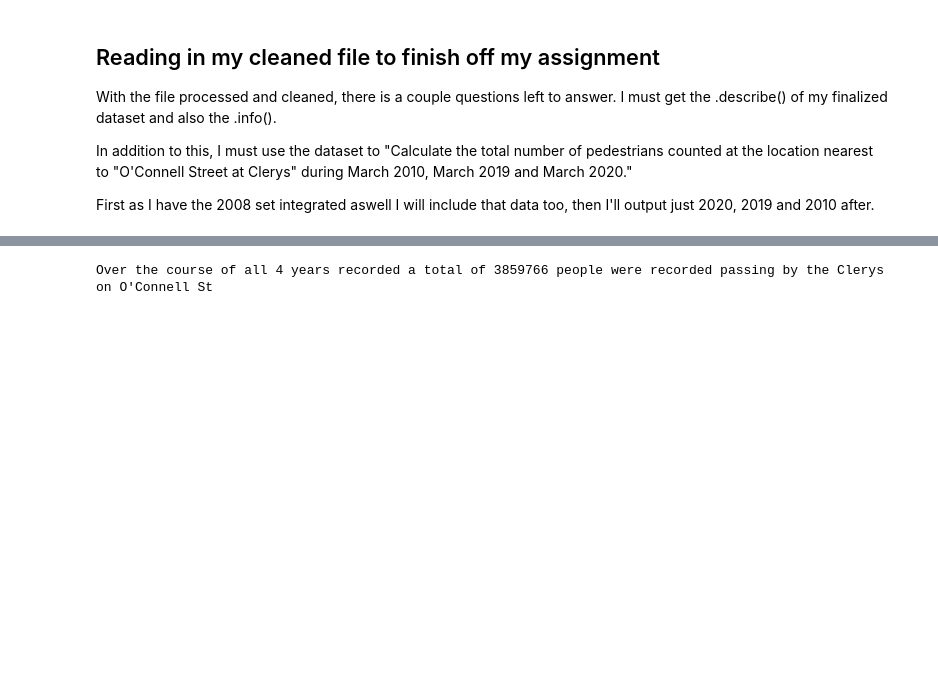
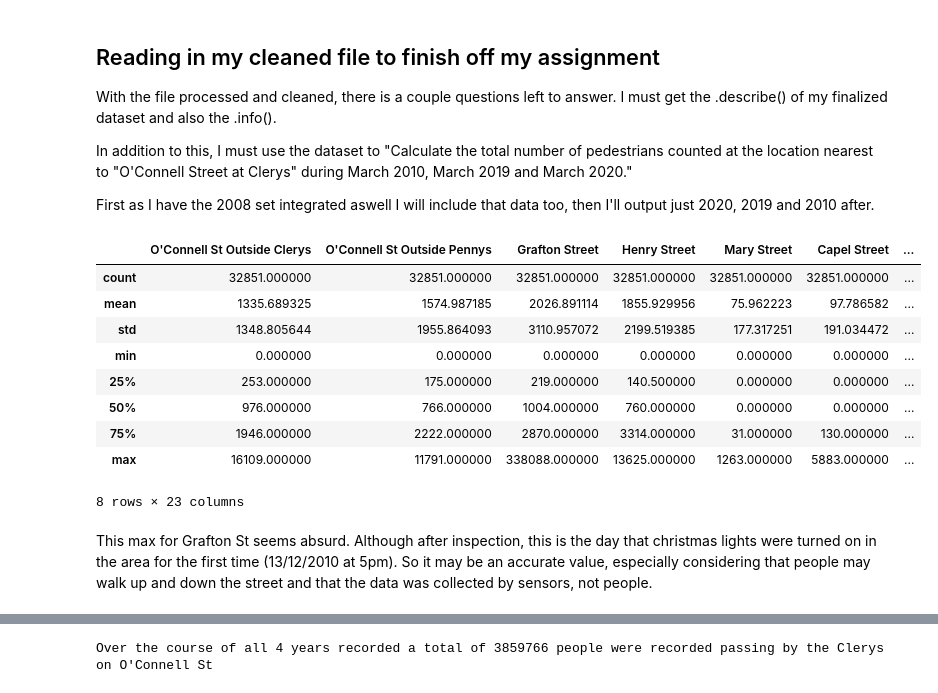
Before and after one commit to teg-lad/data-processing-and-cleaning-assignment, a Jupyter notebook: notebooks/ca273-processing.ipynb, the cells around one changed output, grey strips where cells are left out. Cells and saved outputs as stored; diff of their text form; code cells hidden in the pictures; blank space fills up the shorter version.

```diff
--- a/notebooks/ca273-processing.ipynb
+++ b/notebooks/ca273-processing.ipynb
@@ -290,0 +293,15 @@ First as I have the 2008 set integrated aswell I will include that data too, the
+# %%
+final_df.describe()
+# %% [output]
+|  | O'Connell St Outside Clerys | O'Connell St Outside Pennys | Grafton Street | Henry Street | Mary Street | Capel Street | ... |
+| count | 32851.000000 | 32851.000000 | 32851.000000 | 32851.000000 | 32851.000000 | 32851.000000 | ... |
+| mean | 1335.689325 | 1574.987185 | 2026.891114 | 1855.929956 | 75.962223 | 97.786582 | ... |
+| std | 1348.805644 | 1955.864093 | 3110.957072 | 2199.519385 | 177.317251 | 191.034472 | ... |
+| min | 0.000000 | 0.000000 | 0.000000 | 0.000000 | 0.000000 | 0.000000 | ... |
+| 25% | 253.000000 | 175.000000 | 219.000000 | 140.500000 | 0.000000 | 0.000000 | ... |
+| 50% | 976.000000 | 766.000000 | 1004.000000 | 760.000000 | 0.000000 | 0.000000 | ... |
+| 75% | 1946.000000 | 2222.000000 | 2870.000000 | 3314.000000 | 31.000000 | 130.000000 | ... |
+| max | 16109.000000 | 11791.000000 | 338088.000000 | 13625.000000 | 1263.000000 | 5883.000000 | ... |
+8 rows × 23 columns
+# %% [markdown]
+This max for Grafton St seems absurd. Although after inspection, this is the day that christmas lights were turned on in the area for the first time (13/12/2010 at 5pm). So it may be an accurate value, especially considering that people may walk up and down the street and that the data was collected by sensors, not people.
```
Also changed, not shown: parts of 7 cells of this notebook.
